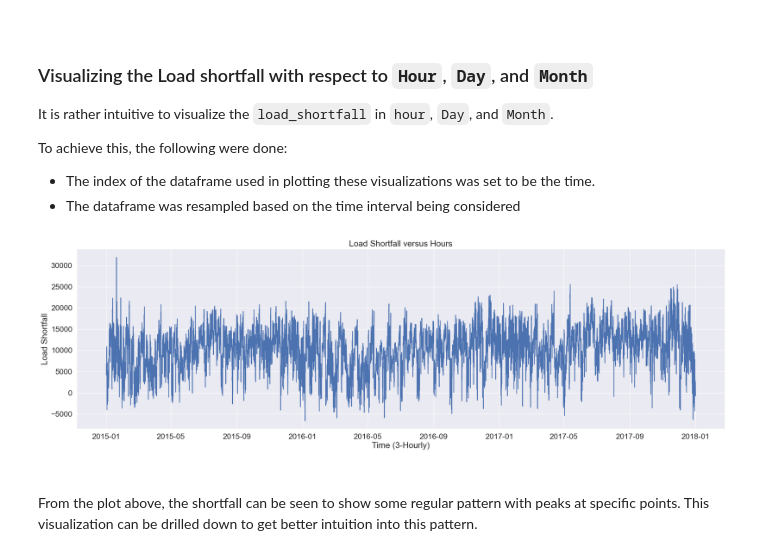
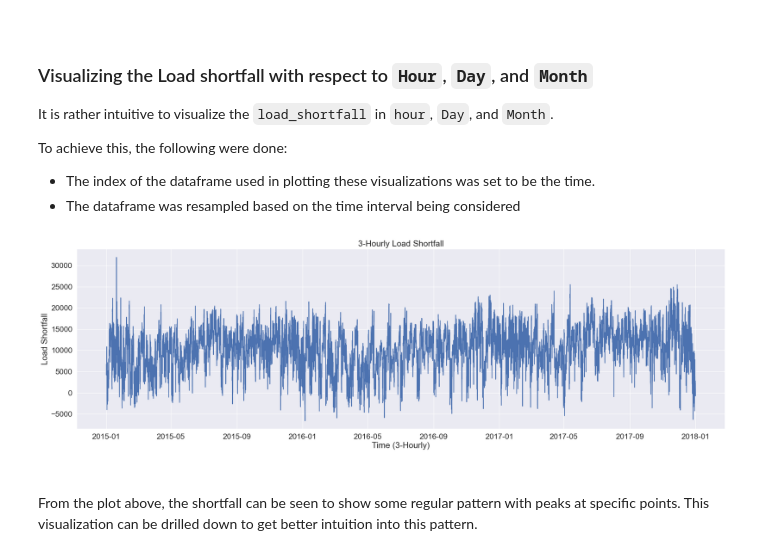
Before and after one commit to YinkaOlusola/Energy_Demand_Shortfall_Prediction-Advanced_Regression, a Jupyter notebook: project_notebook.ipynb, the cells around one changed output. Cells and saved outputs as stored; diff of their text form; code cells hidden in the pictures.

Commit message:
Exploratory Data Analysis of load_short_fall pattern

```diff
--- a/project_notebook.ipynb
+++ b/project_notebook.ipynb
@@ -589,5 +582,3 @@ array([ 1,  2,  3,  4,  5,  6,  7,  8,  9, 10, 11, 12], dtype=int64)
 df_clean_train['Year'].unique()
 # %% [output]
 array([2015, 2016, 2017], dtype=int64)
-# %%
-df_clean_train.set_index('time').resample('M').ffill()['load_shortfall_3h'].values
@@ -614,21 +595,21 @@ To achieve this, the following were done:
 # %%
 # Visualizing the load_shortfall for every 3 hours intervals
 
 print()
 
 plt.figure(figsize=(25, 7))
 
 sns.set(font_scale=1.5)
 sns.set_style("darkgrid")
 
 plt.plot(df_clean_train.set_index('time').resample('H').ffill()['load_shortfall_3h'])
 
-plt.title("Load Shortfall versus Hours")
+plt.title("3-Hourly Load Shortfall")
 plt.xlabel("Time (3-Hourly)")
 plt.ylabel("Load Shortfall")
 plt.show()
 # %% [output]
-[figure, old version]
+[figure, new version]
 # %% [markdown]
 <br>
 
```
Also changed, not shown: parts of 44 cells of this notebook.
